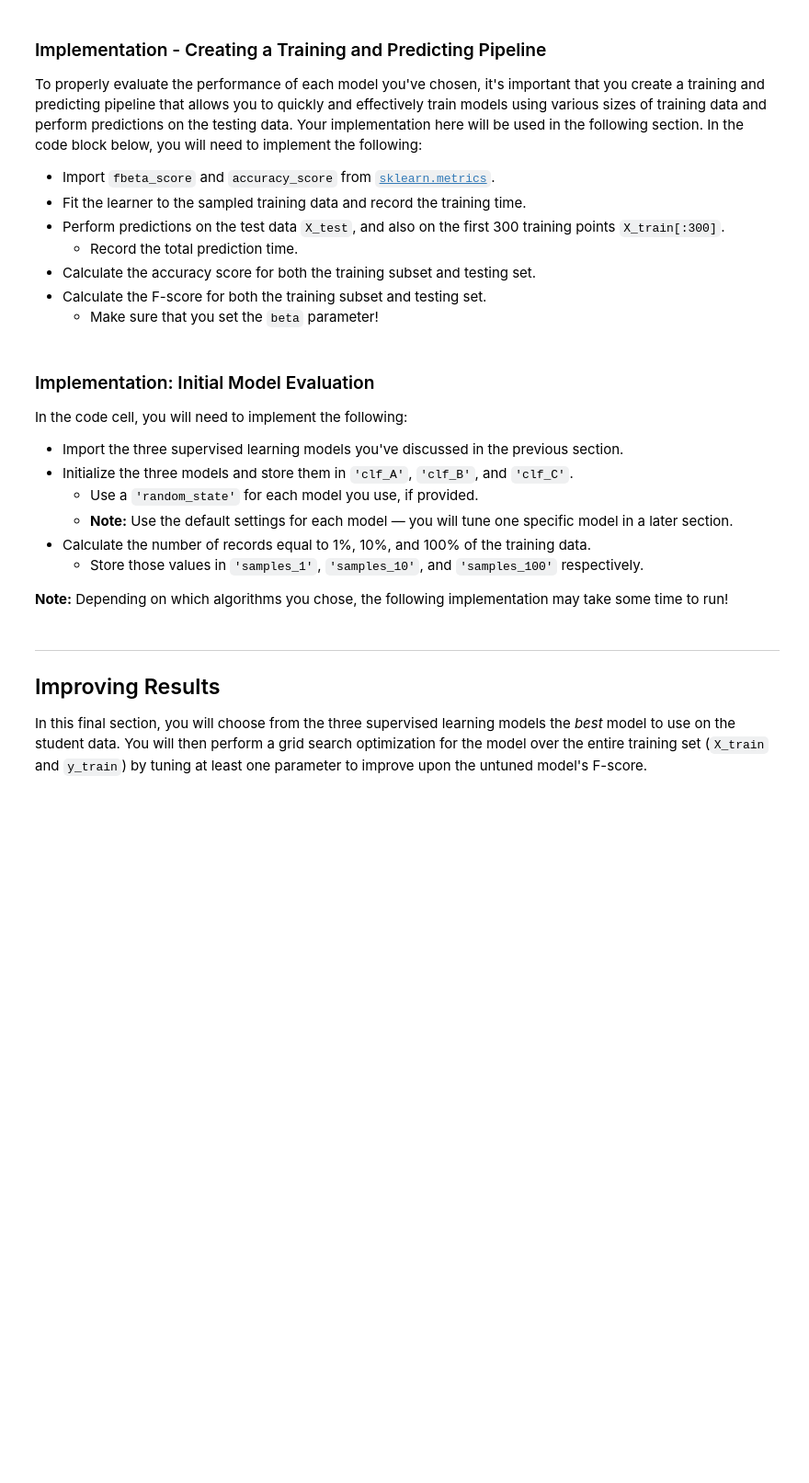
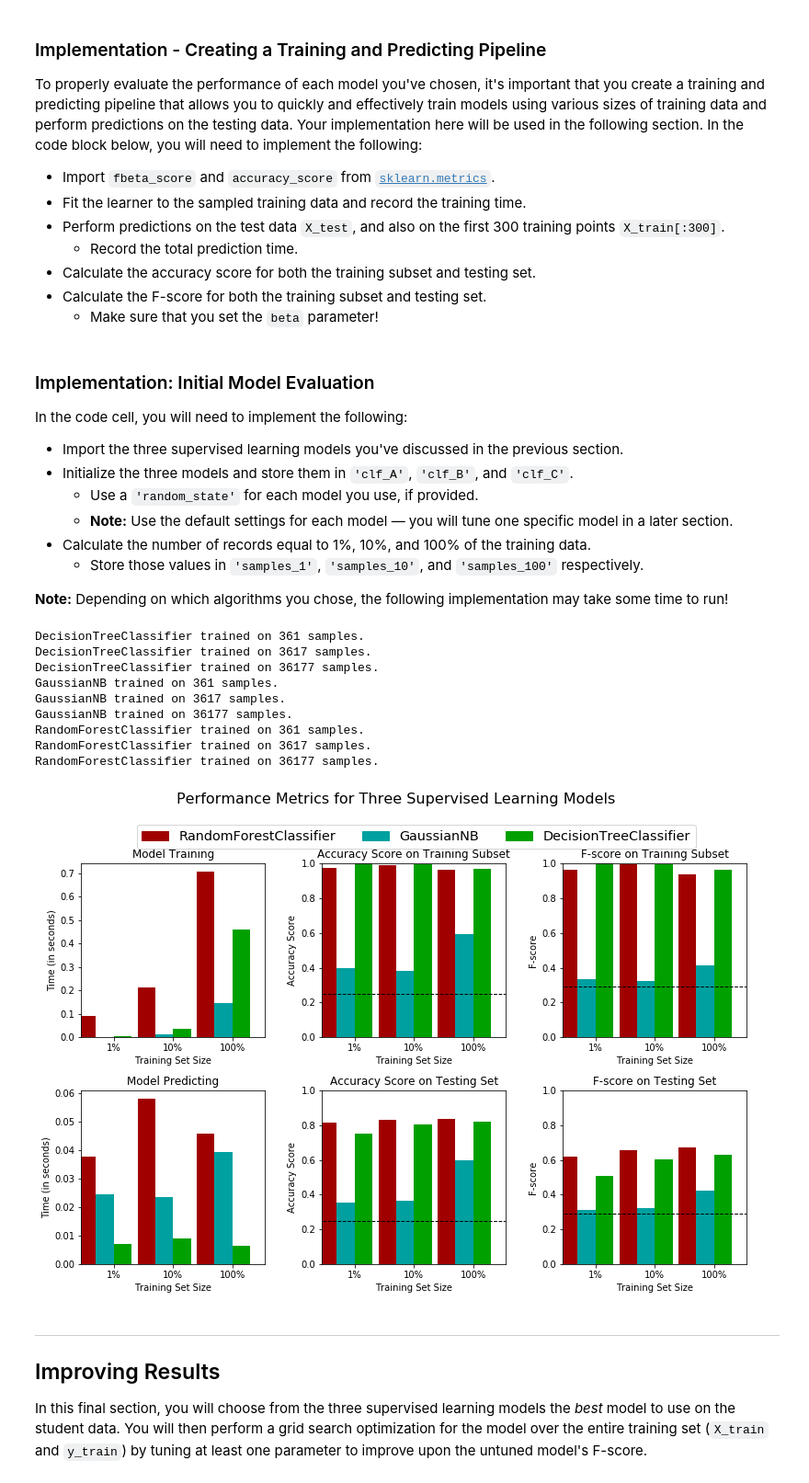
Before and after one commit to AfnanSh/FindingDonorsCharityML, a Jupyter notebook: finding_donors.ipynb, the cells around one changed output. Shown at 92% size. Cells and saved outputs as stored; diff of their text form; code cells hidden in the pictures; blank space fills up the shorter version.

Commit message:
Model optimization

```diff
--- a/finding_donors.ipynb
+++ b/finding_donors.ipynb
@@ -333,7 +401,7 @@ def train_predict(learner, sample_size, X_train, y_train, X_test, y_test):
 
     # Fit the learner to the training data using slicing with 'sample_size' using .fit(training_features[:], training_labels[:])
     start = time()
-    learner = learner.fit(training_features[:sample_size], training_labels[:sample_size])
+    learner = learner.fit(X_train[:sample_size], y_train[:sample_size])
     end = time()
 
     # Calculate the training time
@@ -342,7 +410,7 @@ def train_predict(learner, sample_size, X_train, y_train, X_test, y_test):
     # TODO: Get the predictions on the test set(X_test),
     #       then get predictions on the first 300 training samples(X_train) using .predict()
     start = time() # Get start time
-    predictions_test = learner.set(X_test)
+    predictions_test = learner.predict(X_test)
     predictions_train = learner.predict(X_train[:300])
     end = time() # Get end time
 
@@ -351,14 +419,12 @@ def train_predict(learner, sample_size, X_train, y_train, X_test, y_test):
 
     # Compute accuracy on the first 300 training samples which is y_train[:300]
     results['acc_train'] = accuracy_score(y_train[:300], predictions_train)
-    print "Training accuracy {:.4f}".format()
+
     # Compute accuracy on test set using accuracy_score()
     results['acc_test'] = accuracy_score(y_test, predictions_test)
 
-    results['f_train'] = fbeta_score(y_train, predictions_train, beta = 0.5)
-    print "Training F-Score {:.4f}".format(results['f_train'])
+    results['f_train'] =  fbeta_score(y_train[:300],predictions_train,beta=0.5)
     results['f_test'] =  fbeta_score(y_test, predictions_test, beta = 0.5)
-    print "Test F-Score {:.4f}".format(results['f_test'])
 
     # Success
     print "{} trained on {} samples.".format(learner.__class__.__name__, sample_size)
@@ -377,32 +443,40 @@ In the code cell, you will need to implement the following:
 
 **Note:** Depending on which algorithms you chose, the following implementation may take some time to run!
 # %%
-# TODO: Import the three supervised learning models from sklearn
+from sklearn.tree import DecisionTreeClassifier
+from sklearn.naive_bayes import GaussianNB
+from sklearn.ensemble import RandomForestClassifier
 
-# TODO: Initialize the three models
-clf_A = None
-clf_B = None
-clf_C = None
+clf_A = DecisionTreeClassifier(random_state = 10)
+clf_B = GaussianNB()
+clf_C = RandomForestClassifier(random_state= 10)
 
-# TODO: Calculate the number of samples for 1%, 10%, and 100% of the training data
-# HINT: samples_100 is the entire training set i.e. len(y_train)
-# HINT: samples_10 is 10% of samples_100
-# HINT: samples_1 is 1% of samples_100
-samples_100 = None
-samples_10 = None
-samples_1 = None
+# Calculate the number of samples for 1%, 10%, and 100% of the training data
+samples_100 = len(y_train)
+samples_10 = int(len(y_train) * 0.1)
+samples_1 = int(len(y_train) * 0.01)
 
-# Collect results on the learners
 results = {}
 for clf in [clf_A, clf_B, clf_C]:
     clf_name = clf.__class__.__name__
     results[clf_name] = {}
     for i, samples in enumerate([samples_1, samples_10, samples_100]):
         results[clf_name][i] = \
         train_predict(clf, samples, X_train, y_train, X_test, y_test)
 
 # Run metrics visualization for the three supervised learning models chosen
 vs.evaluate(results, accuracy, fscore)
+# %% [output]
+DecisionTreeClassifier trained on 361 samples.
+DecisionTreeClassifier trained on 3617 samples.
+DecisionTreeClassifier trained on 36177 samples.
+GaussianNB trained on 361 samples.
+GaussianNB trained on 3617 samples.
+GaussianNB trained on 36177 samples.
+RandomForestClassifier trained on 361 samples.
+RandomForestClassifier trained on 3617 samples.
+RandomForestClassifier trained on 36177 samples.
+[figure, added]
 # %% [markdown]
 ----
 ## Improving Results
```
Also changed, not shown: parts of 3 cells of this notebook.
